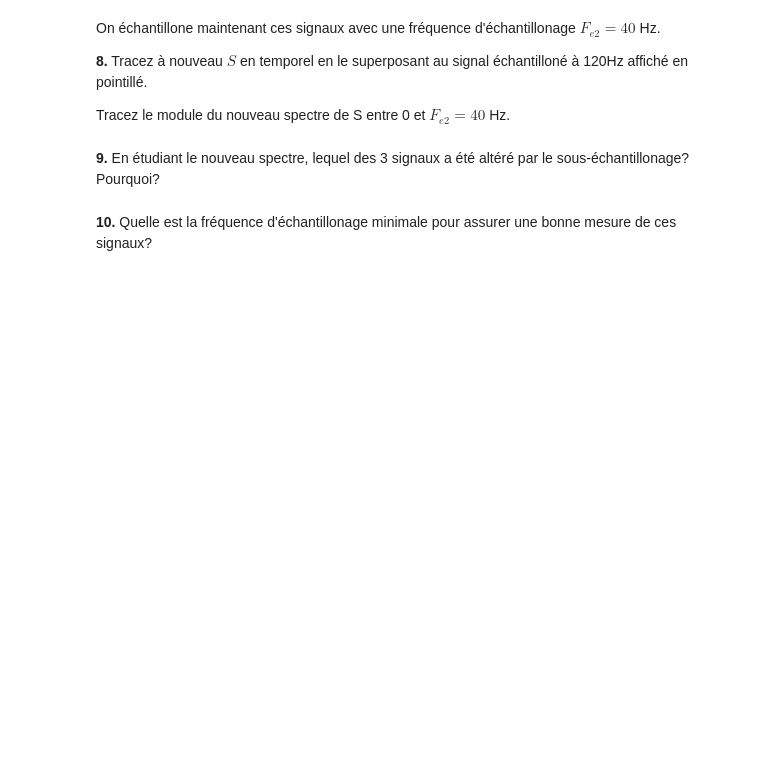
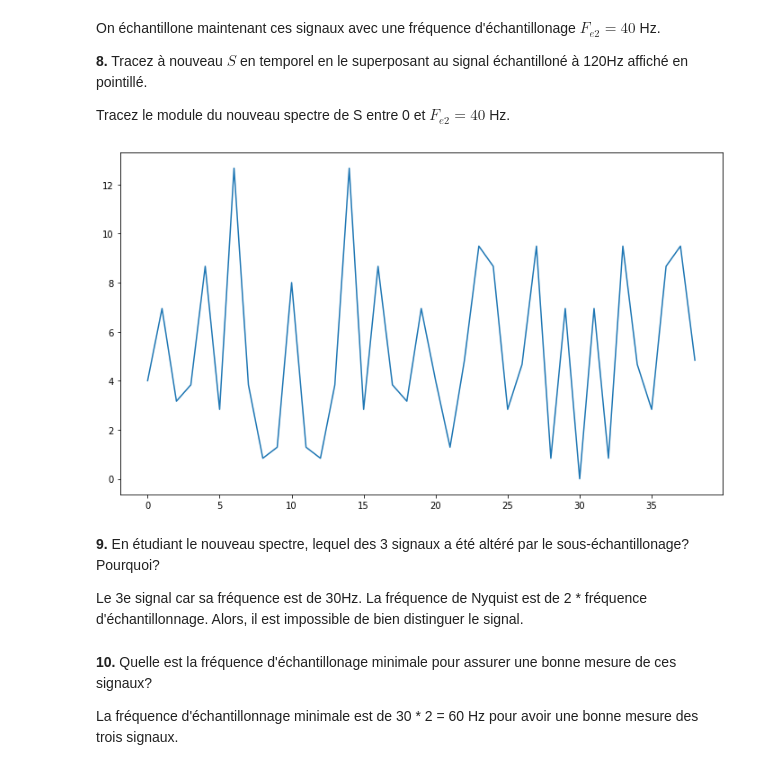
Before and after one commit to shuaisong9/Traitement_TP1, a Jupyter notebook: TP1/code/tp1_seance2.ipynb, the cells around one changed output. Drawn from its saved outputs; the diff is of its cells as text; code cells hidden in the pictures; blank space fills up the shorter version.

```diff
--- a/TP1/code/tp1_seance2.ipynb
+++ b/TP1/code/tp1_seance2.ipynb
@@ -126,7 +223,35 @@ On échantillone maintenant ces signaux avec une fréquence d'échantillonage $F
 **8.** Tracez à nouveau $S$ en temporel en le superposant au signal échantilloné à 120Hz affiché en pointillé.
 
 Tracez le module du nouveau spectre de S entre 0 et $F_{e2}=40$ Hz.
+# %%
+Fe2 = 40
+freq2 = np.arange(0, Fe2, Fe2/len(somme))
+
+t2 = np.arange(0, 1, 1/40)
+
+y12 = 7*np.cos(2*np.pi*6*t2)
+y22 = 4*np.cos(2*np.pi*15*t2 + 3*np.pi/2)
+y32 = -3*np.cos(2*np.pi*30*t2)
+
+somme2 = y12 + y22 + y32
+
+fftS2 = np.fft.fft(somme2)/len(somme2)  # pk divise par len(y1) ??
+amplitudeS2 = np.abs(somme2)
+phaseS2 = np.angle(somme2)
+
+#np.fft.fft()
+
+
+plt.plot(freq[0:39], amplitudeS2[0:39])
+#plt.plot(freq[0:39], phaseS2[0:39])
+plt.show()
+# %% [output]
+[figure, added]
 # %% [markdown]
 **9.** En étudiant le nouveau spectre, lequel des 3 signaux a été altéré par le sous-échantillonage? Pourquoi?
+
+Le 3e signal car sa fréquence est de 30Hz. La fréquence de Nyquist est de 2 * fréquence d'échantillonnage. Alors, il est impossible de bien distinguer le signal.
 # %% [markdown]
 **10.** Quelle est la fréquence d'échantillonage minimale pour assurer une bonne mesure de ces signaux?
+
+La fréquence d'échantillonnage minimale est de 30 * 2 = 60 Hz pour avoir une bonne mesure des trois signaux.
```
Also changed, not shown: parts of 11 cells of this notebook, 1 other file.
